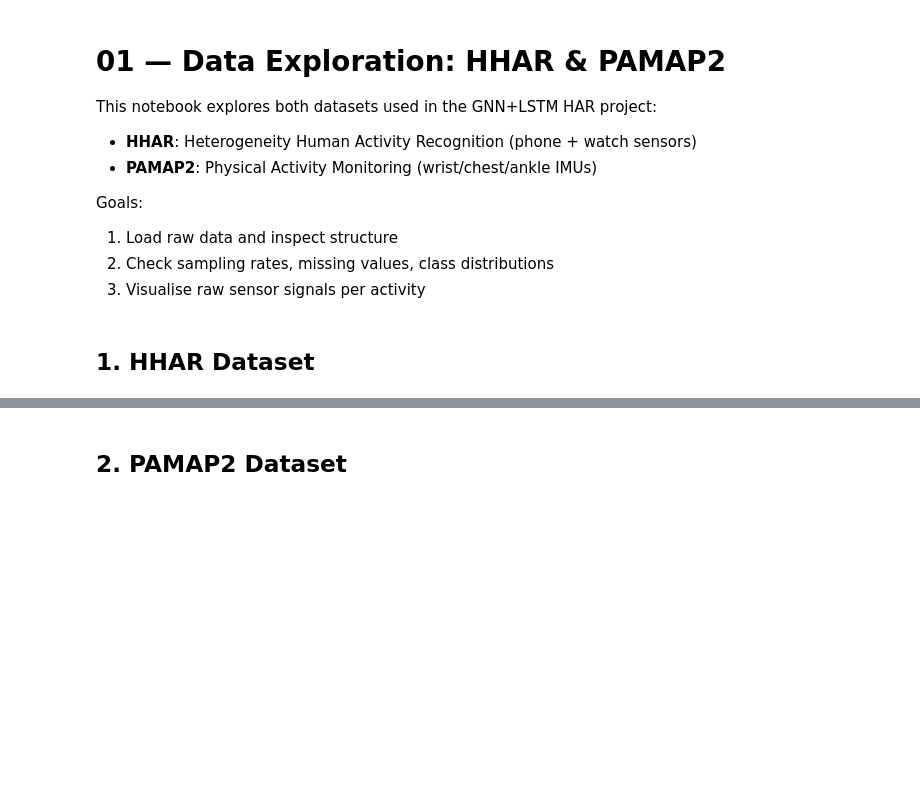
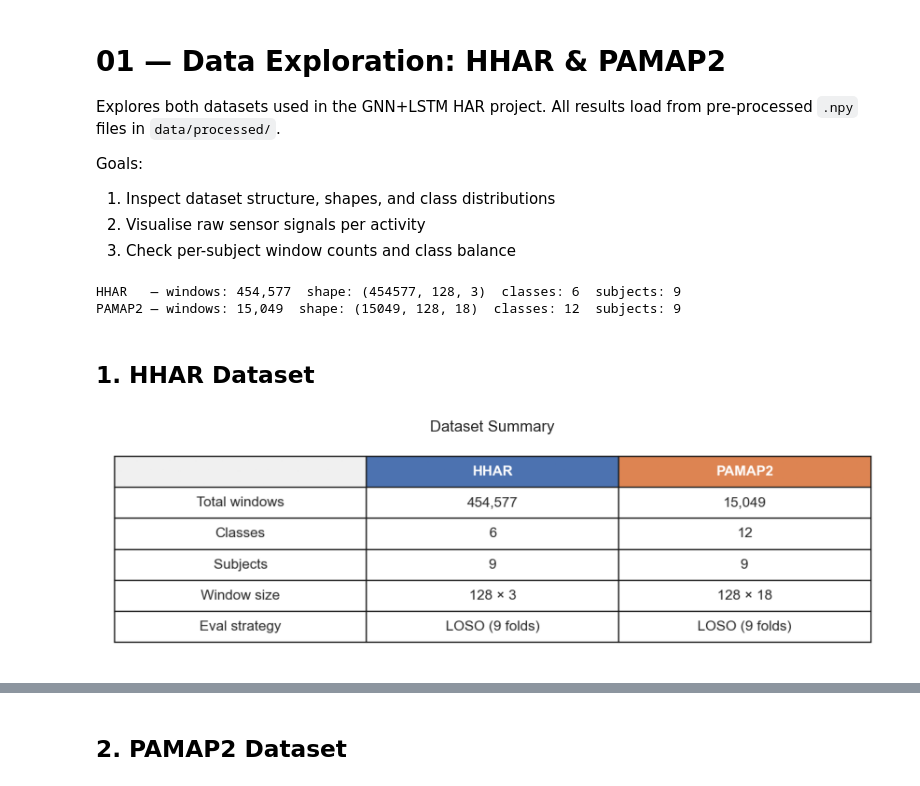
Before and after one commit to DrashtiShah23/GNN_LSTM, a Jupyter notebook: notebooks/01_data_exploration.ipynb, the cells around one changed output, grey strips where cells are left out. Saved outputs shown, nothing was run; the diff lists cells and outputs as text; code cells hidden in the pictures; blank space fills up the shorter version.

Commit message:
Add executed notebook outputs — all 5 notebooks with results loaded from saved metrics/plots

```diff
--- a/notebooks/01_data_exploration.ipynb
+++ b/notebooks/01_data_exploration.ipynb
@@ -1,39 +1,51 @@
 # %% [markdown]
 # 01 — Data Exploration: HHAR & PAMAP2
 
-This notebook explores both datasets used in the GNN+LSTM HAR project:
-- **HHAR**: Heterogeneity Human Activity Recognition (phone + watch sensors)
-- **PAMAP2**: Physical Activity Monitoring (wrist/chest/ankle IMUs)
+Explores both datasets used in the GNN+LSTM HAR project.
+All results load from pre-processed `.npy` files in `data/processed/`.
 
 Goals:
-1. Load raw data and inspect structure
-2. Check sampling rates, missing values, class distributions
-3. Visualise raw sensor signals per activity
+1. Inspect dataset structure, shapes, and class distributions
+2. Visualise raw sensor signals per activity
+3. Check per-subject window counts and class balance
 # %%
-import sys
-sys.path.append('..')  # add project root to path
+import sys, json
+sys.path.append('..')
 
 import numpy as np
-import pandas as pd
 import matplotlib.pyplot as plt
+import matplotlib.image as mpimg
 import seaborn as sns
 from pathlib import Path
+from collections import Counter
 
 sns.set_theme(style='whitegrid')
-plt.rcParams['figure.figsize'] = (14, 4)
-print('Libraries loaded.')
+
+PROCESSED = Path('../data/processed')
+PLOTS     = Path('../results/plots')
+
+# Load processed arrays
+hhar_X    = np.load(PROCESSED / 'hhar_X.npy')
+hhar_y    = np.load(PROCESSED / 'hhar_y.npy')
+hhar_subj = np.load(PROCESSED / 'hhar_subjects.npy')
+p2_X      = np.load(PROCESSED / 'pamap2_X.npy')
+p2_y      = np.load(PROCESSED / 'pamap2_y.npy')
+p2_subj   = np.load(PROCESSED / 'pamap2_subjects.npy')
+
+print(f"HHAR   — windows: {len(hhar_X):,}  shape: {hhar_X.shape}  classes: {len(np.unique(hhar_y))}  subjects: {len(np.unique(hhar_subj))}")
+print(f"PAMAP2 — windows: {len(p2_X):,}  shape: {p2_X.shape}  classes: {len(np.unique(p2_y))}  subjects: {len(np.unique(p2_subj))}")
+# %% [output]
+HHAR   — windows: 454,577  shape: (454577, 128, 3)  classes: 6  subjects: 9
+PAMAP2 — windows: 15,049  shape: (15049, 128, 18)  classes: 12  subjects: 9
 # %% [markdown]
 ## 1. HHAR Dataset
 # %%
-from src.config import HHAR_RAW_DIR, HHAR_ACTIVITIES
-from src.preprocessing import load_hhar_raw
-
-try:
-    df_hhar = load_hhar_raw()
-    print(f'HHAR shape: {df_hhar.shape}')
-    print(f'Columns: {df_hhar.columns.tolist()}')
-    df_hhar.head()
-except FileNotFoundError as e:
-    print(f'[INFO] {e}')
-    print('Run: python -m src.data_download  to download data first.')
+## Dataset Summary Table
+img = mpimg.imread(PLOTS / 'eda_dataset_summary_table.png')
+fig, ax = plt.subplots(figsize=(9, 2.8))
+ax.imshow(img); ax.axis('off')
+ax.set_title('Dataset Summary', fontsize=12, pad=8)
+plt.tight_layout(); plt.show()
+# %% [output]
+[figure, added]
 # %%
```
Also changed, not shown: parts of 6 cells of this notebook, 4 other files.
